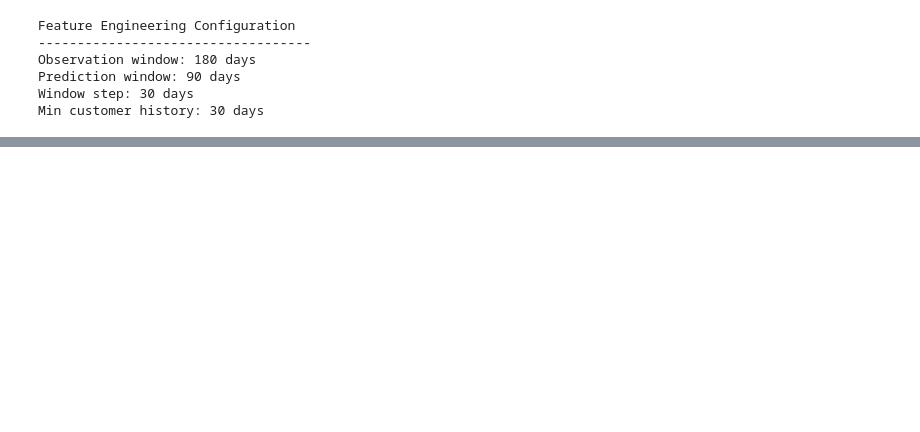
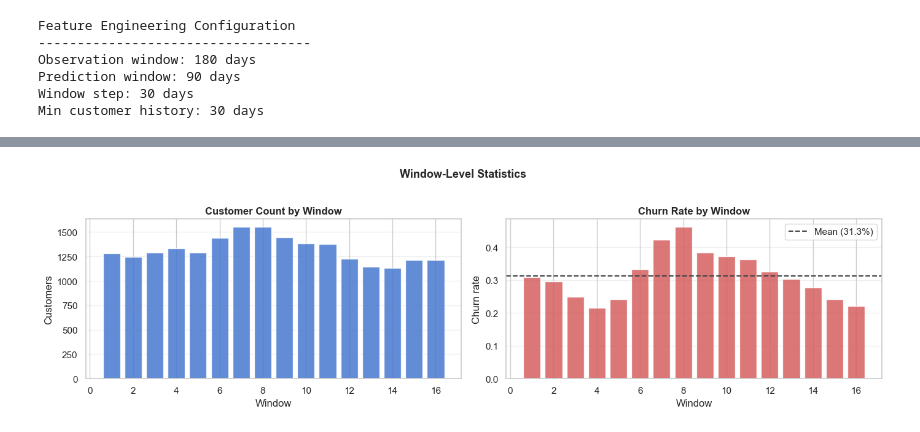
Before and after one commit to stefanobrusadelli/customer-churn-prediction, a Jupyter notebook: notebook/03_feature_engineering.ipynb, the cells around one changed output, grey strips where cells are left out. Cells and saved outputs as stored; diff of their text form; code cells hidden in the pictures; blank space fills up the shorter version.

```diff
--- a/notebook/03_feature_engineering.ipynb
+++ b/notebook/03_feature_engineering.ipynb
@@ -592,0 +149,16 @@ The resulting dataset will be used in the next stage of the project to train and
+# %%
+window_starts = generate_window_starts(
+    uk_df,
+    OBSERVATION_WINDOW_DAYS,
+    PREDICTION_WINDOW_DAYS,
+    WINDOW_STEP_DAYS,
+)
+
+print(f"Windows generated:  {len(window_starts)}")
+print(f"First window start: {window_starts[0].date()}")
+print(f"Last window start:  {window_starts[-1].date()}")
+print()
+print(f"Each window covers {OBSERVATION_WINDOW_DAYS} days of features + "
+      f"{PREDICTION_WINDOW_DAYS} days of labels")
+print(f"Total span per window: "
+      f"{OBSERVATION_WINDOW_DAYS + PREDICTION_WINDOW_DAYS} days")
@@ -592,0 +458,47 @@ The resulting dataset will be used in the next stage of the project to train and
+# %%
+fig, axes = plt.subplots(1, 2, figsize=(14, 4))
+
+# Customer count per window
+axes[0].bar(
+    stats_df["window"],
+    stats_df["customers"],
+    color="#4878CF",
+    alpha=0.85,
+    edgecolor="white",
+)
+axes[0].set_xlabel("Window")
+axes[0].set_ylabel("Customers")
+axes[0].set_title("Customer Count by Window", fontweight="bold")
+axes[0].grid(axis="y", alpha=0.3)
+
+# Churn rate per window with mean baseline
+mean_churn = stats_df["churn_rate"].mean()
+
+axes[1].bar(
+    stats_df["window"],
+    stats_df["churn_rate"],
+    color="#D65F5F",
+    alpha=0.85,
+    edgecolor="white",
+)
+axes[1].axhline(
+    mean_churn,
+    linestyle="--",
+    linewidth=1.5,
+    color="#444444",
+    label=f"Mean ({mean_churn:.1%})",
+)
+axes[1].set_xlabel("Window")
+axes[1].set_ylabel("Churn rate")
+axes[1].set_title("Churn Rate by Window", fontweight="bold")
+axes[1].legend()
+axes[1].grid(axis="y", alpha=0.3)
+
+plt.suptitle("Window-Level Statistics", fontsize=13,
+             fontweight="bold", y=1.02)
+plt.tight_layout()
+plt.savefig("../reports/figures/window_statistics.png",
+            bbox_inches="tight", dpi=150)
+plt.show()
+# %% [output]
+[figure, added]
```
Also changed, not shown: parts of 90 cells of this notebook, 5 other files.
